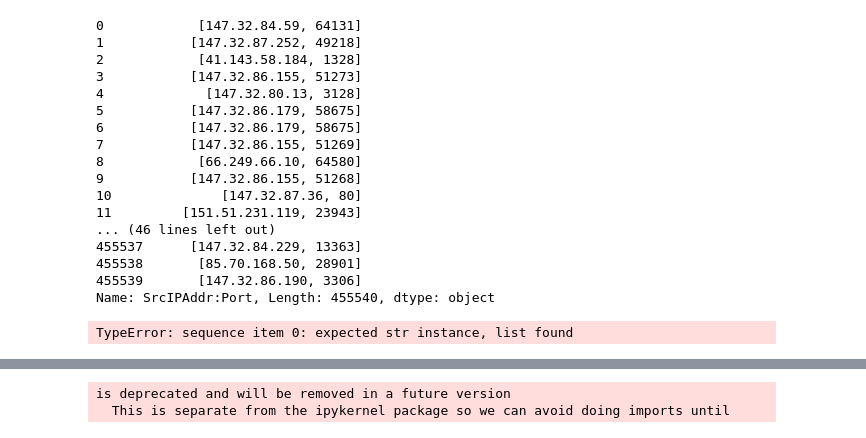
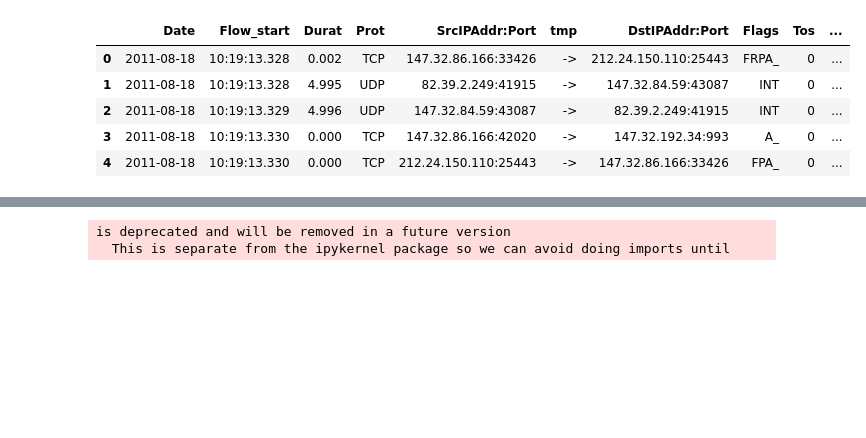
Before and after one commit to marius-pop0/CybeDataAnlaytics, a Jupyter notebook: Assignment3/dataflow.ipynb, the cells around one changed output, grey strips where cells are left out. Drawn from its saved outputs; the diff is of its cells as text; code cells hidden in the pictures; blank space fills up the shorter version.

```diff
--- a/Assignment3/dataflow.ipynb
+++ b/Assignment3/dataflow.ipynb
@@ -7,48 +8,34 @@ import numpy as np
 %matplotlib inline
 # %%
-df = pd.read_csv('capture20110815-2.pcap.netflow.labeled.csv')
+tp = pd.read_csv('capture20110818.pcap.netflow.labeled.csv', chunksize=1000)
+df = pd.concat(tp, ignore_index=True)
 
+# preprocessing
+ips = df['SrcIPAddr:Port'].str.split(':')
+df['SrcIPAddr'] = ips.str[0]
+df['SrcIPPort'] = ips.str[-1]
+ips = df['DstIPAddr:Port'].str.split(':')
+df['DstIPAddr'] = ips.str[0]
+df['DstIPPort'] = ips.str[-1]
 
-#preprocessing
-# df = df[df['Prot']!='IPV6-ICMP']
+# # df.dtypes
+# ips = df['SrcIPAddr:Port'].str.split(':')
+# print(ips)
 
-# ips = df['SrcIPAddr:Port'].str.split(':')
-# df['SrcIPAddr'] = ips.str[0]
+# # print(pd.sort(ips[0:-1]))
+# df['SrcIPAddr'] = (ips.str[0:-1])
 # df['SrcIPPort'] = ips.str[-1]
 # ips = df['DstIPAddr:Port'].str.split(':')
-# df['DstIPAddr'] = ips.str[0]
+# df['DstIPAddr'] = ':'.join(ips[0:-1])
 # df['DstIPPort'] = ips.str[-1]
-
-# df.dtypes
-ips = df['SrcIPAddr:Port'].str.split(':')
-print(ips)
-
-# print(pd.sort(ips[0:-1]))
-df['SrcIPAddr'] = (ips.str[0:-1])
-df['SrcIPPort'] = ips.str[-1]
-ips = df['DstIPAddr:Port'].str.split(':')
-df['DstIPAddr'] = ':'.join(ips[0:-1])
-df['DstIPPort'] = ips.str[-1]
 df.head()
 # %% [output]
-0            [147.32.84.59, 64131]
-1           [147.32.87.252, 49218]
-2            [41.143.58.184, 1328]
-3           [147.32.86.155, 51273]
-4             [147.32.80.13, 3128]
-5           [147.32.86.179, 58675]
-6           [147.32.86.179, 58675]
-7           [147.32.86.155, 51269]
-8            [66.249.66.10, 64580]
-9           [147.32.86.155, 51268]
-10              [147.32.87.36, 80]
-11         [151.51.231.119, 23943]
-... (46 lines left out)
-455537      [147.32.84.229, 13363]
-455538       [85.70.168.50, 28901]
-455539       [147.32.86.190, 3306]
-Name: SrcIPAddr:Port, Length: 455540, dtype: object
-TypeError: sequence item 0: expected str instance, list found
+|  | Date | Flow_start | Durat | Prot | SrcIPAddr:Port | tmp | DstIPAddr:Port | Flags | Tos | ... |
+| 0 | 2011-08-18 | 10:19:13.328 | 0.002 | TCP | 147.32.86.166:33426 | -> | 212.24.150.110:25443 | FRPA_ | 0 | ... |
+| 1 | 2011-08-18 | 10:19:13.328 | 4.995 | UDP | 82.39.2.249:41915 | -> | 147.32.84.59:43087 | INT | 0 | ... |
+| 2 | 2011-08-18 | 10:19:13.329 | 4.996 | UDP | 147.32.84.59:43087 | -> | 82.39.2.249:41915 | INT | 0 | ... |
+| 3 | 2011-08-18 | 10:19:13.330 | 0.000 | TCP | 147.32.86.166:42020 | -> | 147.32.192.34:993 | A_ | 0 | ... |
+| 4 | 2011-08-18 | 10:19:13.330 | 0.000 | TCP | 212.24.150.110:25443 | -> | 147.32.86.166:33426 | FPA_ | 0 | ... |
 # %%
 #calculate frequency
 df.groupby(['SrcIPAddr'])['SrcIPAddr'].agg({'Frequency':'count'}).sort_values(['Frequency'], ascending=False)
```
Also changed, not shown: parts of 5 cells of this notebook.
